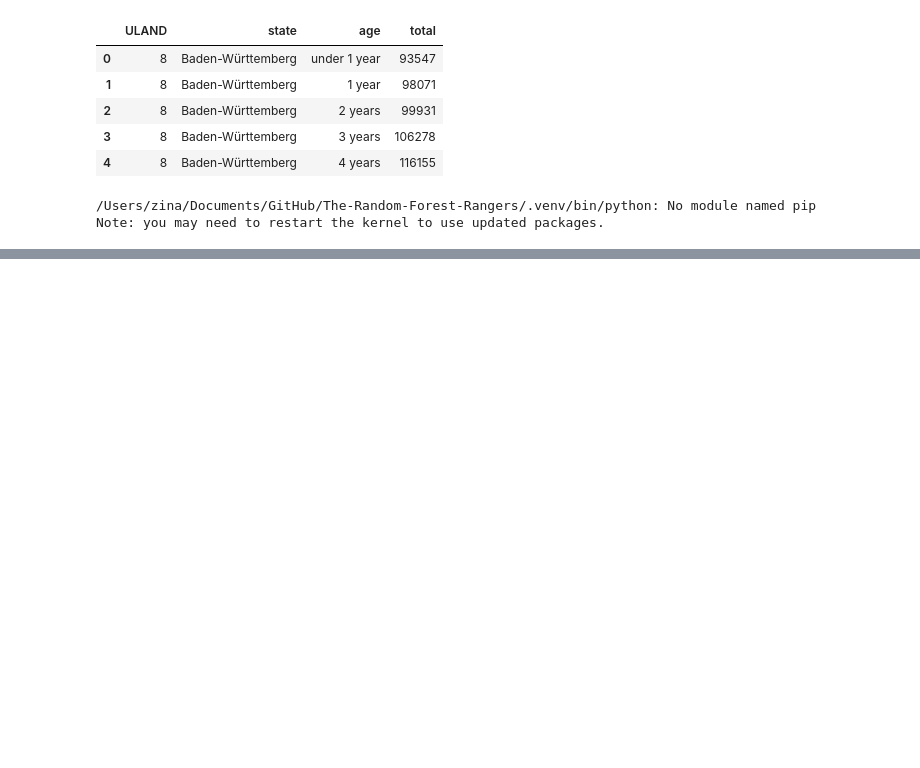
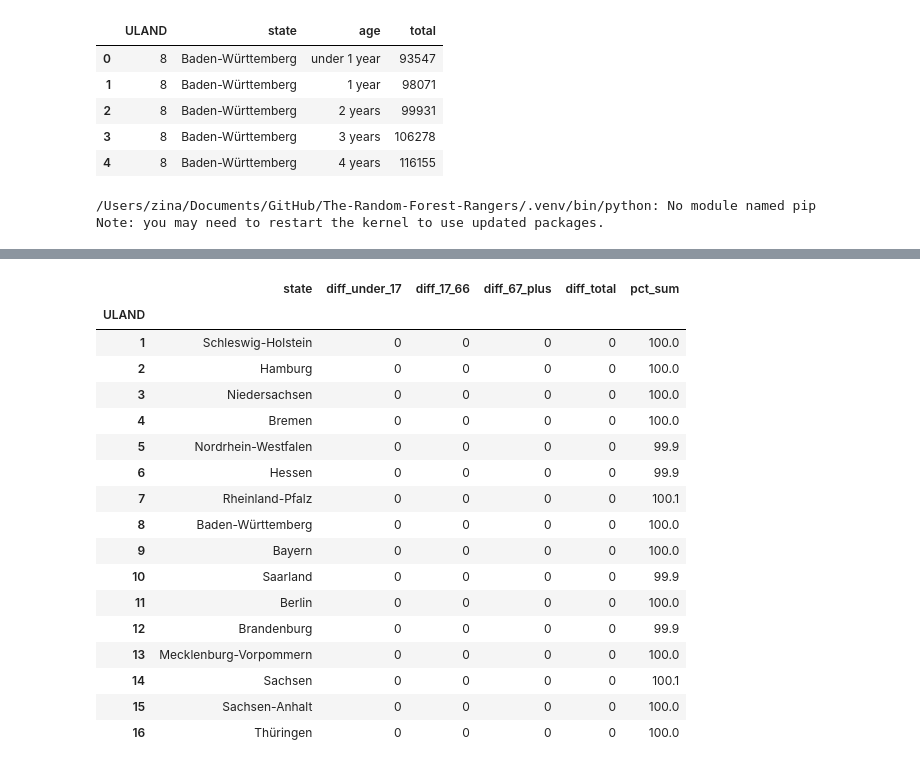
Before and after one commit to zinaF19/The-Random-Forest-Rangers, a Jupyter notebook: zb02.ipynb, the cells around one changed output, grey strips where cells are left out. Drawn from its saved outputs; the diff is of its cells as text; code cells hidden in the pictures; blank space fills up the shorter version.

```diff
--- a/zb02.ipynb
+++ b/zb02.ipynb
@@ -245,0 +328,37 @@ ModuleNotFoundError: No module named 'geopandas'
+# %%
+# Recount directly from population_licence, using simple age filters
+under_17 = population_licence[population_licence["age_years"] < 17].groupby("ULAND")["total"].sum()
+age_17_66 = population_licence[(population_licence["age_years"] >= 17) & (population_licence["age_years"] < 67)].groupby("ULAND")["total"].sum()
+age_67_plus = population_licence[population_licence["age_years"] >= 67].groupby("ULAND")["total"].sum()
+all_ages = population_licence.groupby("ULAND")["total"].sum()
+
+# Put the recount next to the new table and calculate the differences
+licence_check = state_licence_features.set_index("ULAND")[["state"]].copy()
+licence_check["diff_under_17"] = state_licence_features.set_index("ULAND")["no_licence_0_16"] - under_17
+licence_check["diff_17_66"] = state_licence_features.set_index("ULAND")["drivers_17_66"] - age_17_66
+licence_check["diff_67_plus"] = state_licence_features.set_index("ULAND")["senior_drivers_67_plus"] - age_67_plus
+licence_check["diff_total"] = state_licence_features.set_index("ULAND")["total"] - all_ages
+licence_check["pct_sum"] = state_licence_features.set_index("ULAND")[
+    ["no_licence_0_16_pct", "drivers_17_66_pct", "senior_drivers_67_plus_pct"]
+].sum(axis=1)
+
+licence_check
+# %% [output]
+|  | state | diff_under_17 | diff_17_66 | diff_67_plus | diff_total | pct_sum |
+| ULAND |  |  |  |  |  |  |
+| 1 | Schleswig-Holstein | 0 | 0 | 0 | 0 | 100.0 |
+| 2 | Hamburg | 0 | 0 | 0 | 0 | 100.0 |
+| 3 | Niedersachsen | 0 | 0 | 0 | 0 | 100.0 |
+| 4 | Bremen | 0 | 0 | 0 | 0 | 100.0 |
+| 5 | Nordrhein-Westfalen | 0 | 0 | 0 | 0 | 99.9 |
+| 6 | Hessen | 0 | 0 | 0 | 0 | 99.9 |
+| 7 | Rheinland-Pfalz | 0 | 0 | 0 | 0 | 100.1 |
+| 8 | Baden-Württemberg | 0 | 0 | 0 | 0 | 100.0 |
+| 9 | Bayern | 0 | 0 | 0 | 0 | 100.0 |
+| 10 | Saarland | 0 | 0 | 0 | 0 | 99.9 |
+| 11 | Berlin | 0 | 0 | 0 | 0 | 100.0 |
+| 12 | Brandenburg | 0 | 0 | 0 | 0 | 99.9 |
+| 13 | Mecklenburg-Vorpommern | 0 | 0 | 0 | 0 | 100.0 |
+| 14 | Sachsen | 0 | 0 | 0 | 0 | 100.1 |
+| 15 | Sachsen-Anhalt | 0 | 0 | 0 | 0 | 100.0 |
+| 16 | Thüringen | 0 | 0 | 0 | 0 | 100.0 |
```
Also changed, not shown: parts of 7 cells of this notebook.
